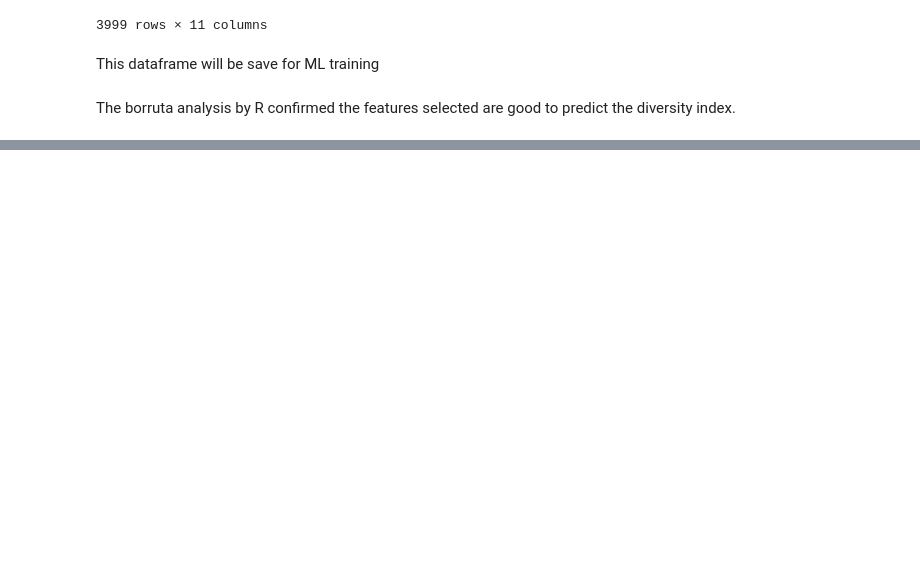
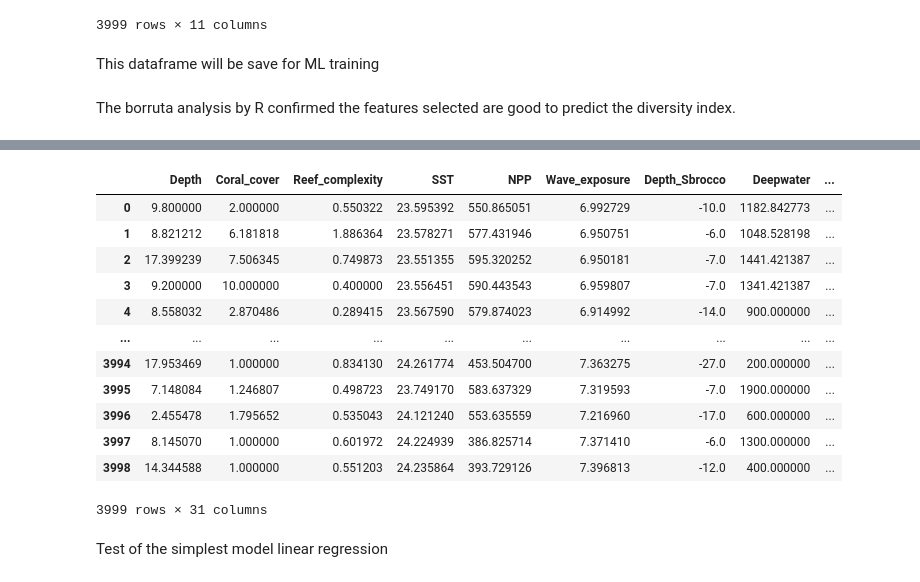
Before and after one commit to susmitha-ann/CoralReefFishSpeciesAssessment, a Jupyter notebook: ML_originaldata_createdfeat.ipynb, the cells around one changed output, grey strips where cells are left out. Saved outputs shown, nothing was run; the diff lists cells and outputs as text; code cells hidden in the pictures; blank space fills up the shorter version.

```diff
--- a/ML_originaldata_createdfeat.ipynb
+++ b/ML_originaldata_createdfeat.ipynb
@@ -285,3 +285,6 @@ This dataframe will be save for ML training
 test_proceed.to_csv('species_ML_2.csv', index=False)
 # %% [markdown]
 The borruta analysis by R confirmed the features selected are good to predict the diversity index.
+# %%
+#Load the dataset for the ML part
+df= pd.read_csv("C:/Users/marie/Documents/DSTI_Cours/Python_Class/Python_Lab/Exam_project/Project 2/CoralReefFishSpeciesAssessment/species_ML_2.csv")
@@ -287,0 +308,30 @@ The borruta analysis by R confirmed the features selected are good to predict th
+# %%
+df_ordered = df.loc[:,['Depth', 'Coral_cover', 'Reef_complexity', 'SST', 'NPP',
+       'Wave_exposure', 'Depth_Sbrocco', 'Deepwater', 'Marina_slips_10km',
+       'Tourist_fishing', 'Artificial_reefs_1km', 'SG_permits_50km',
+       'Total_gravity', 'Nursery_seagrass', 'Nursery_mangroves',
+       'connectivity', 'Total', 'Nb_dif_Sp',
+       'Margalef_Index', 'Region_DRY TORT', 'Region_FLA KEYS', 'Region_SEFCRI',
+       'Habitat_type_classLV2_Aggregate Reef',
+       'Habitat_type_classLV2_Colonized Pavement',
+       'Habitat_type_classLV2_Individual or Aggregated Patch Reef',
+       'Habitat_type_classLV2_Pavement',
+       'Habitat_type_classLV2_Pavement with Sand Channels',
+       'Habitat_type_classLV2_Reef Rubble', 'Habitat_type_classLV2_Ridge',
+       'Habitat_type_classLV2_Spur and Groove', 'Diversity_index']]
+# %%
+df_ordered
+# %% [output]
+|  | Depth | Coral_cover | Reef_complexity | SST | NPP | Wave_exposure | Depth_Sbrocco | Deepwater | ... |
+| 0 | 9.800000 | 2.000000 | 0.550322 | 23.595392 | 550.865051 | 6.992729 | -10.0 | 1182.842773 | ... |
+| 1 | 8.821212 | 6.181818 | 1.886364 | 23.578271 | 577.431946 | 6.950751 | -6.0 | 1048.528198 | ... |
+| 2 | 17.399239 | 7.506345 | 0.749873 | 23.551355 | 595.320252 | 6.950181 | -7.0 | 1441.421387 | ... |
+| 3 | 9.200000 | 10.000000 | 0.400000 | 23.556451 | 590.443543 | 6.959807 | -7.0 | 1341.421387 | ... |
+| 4 | 8.558032 | 2.870486 | 0.289415 | 23.567590 | 579.874023 | 6.914992 | -14.0 | 900.000000 | ... |
+| ... | ... | ... | ... | ... | ... | ... | ... | ... | ... |
+| 3994 | 17.953469 | 1.000000 | 0.834130 | 24.261774 | 453.504700 | 7.363275 | -27.0 | 200.000000 | ... |
+| 3995 | 7.148084 | 1.246807 | 0.498723 | 23.749170 | 583.637329 | 7.319593 | -7.0 | 1900.000000 | ... |
+| 3996 | 2.455478 | 1.795652 | 0.535043 | 24.121240 | 553.635559 | 7.216960 | -17.0 | 600.000000 | ... |
+| 3997 | 8.145070 | 1.000000 | 0.601972 | 24.224939 | 386.825714 | 7.371410 | -6.0 | 1300.000000 | ... |
+| 3998 | 14.344588 | 1.000000 | 0.551203 | 24.235864 | 393.729126 | 7.396813 | -12.0 | 400.000000 | ... |
+3999 rows × 31 columns
@@ -287,0 +358,2 @@ The borruta analysis by R confirmed the features selected are good to predict th
+# %% [markdown]
+Test of the simplest model linear regression
```
Also changed, not shown: parts of 40 cells of this notebook, 1 other file.
